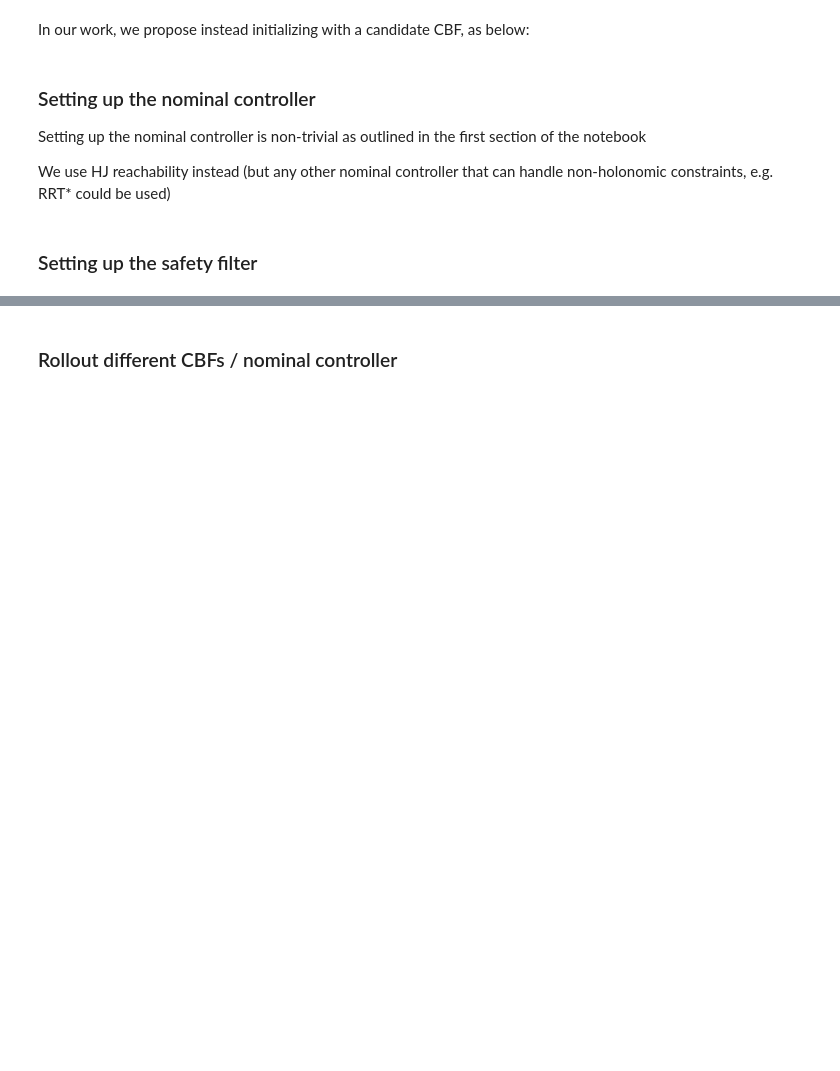
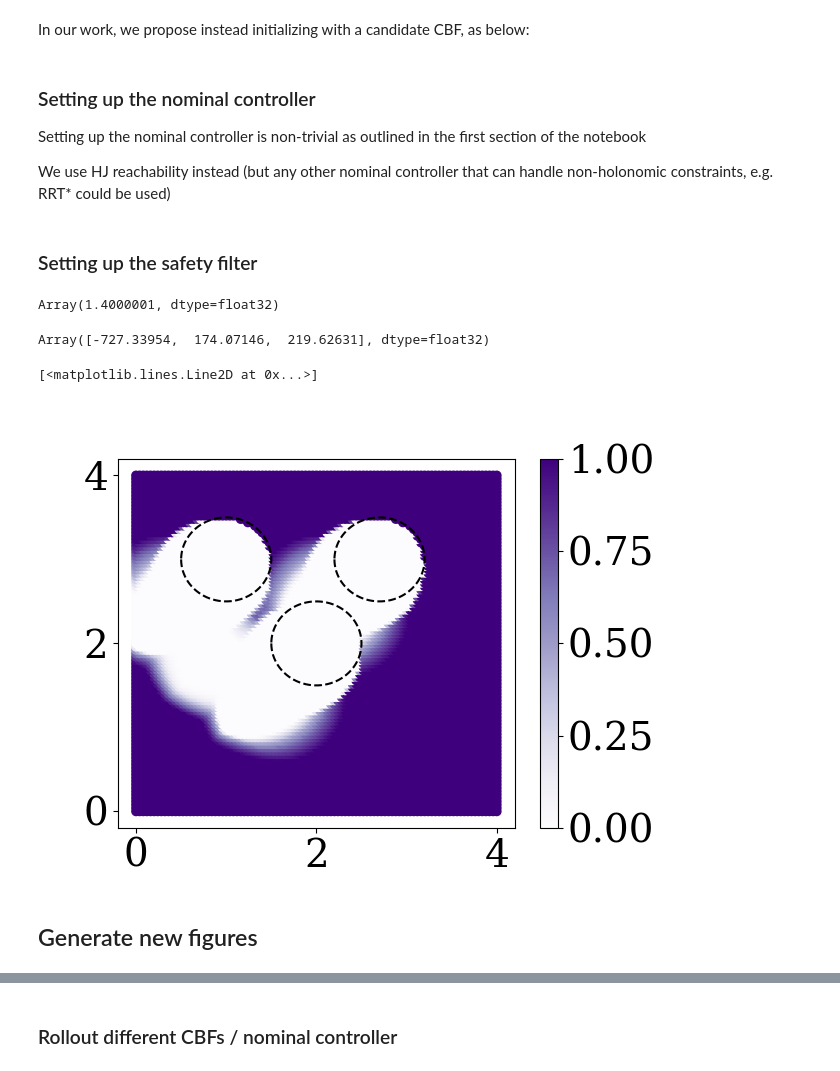
Before and after one commit to hardikparwana/social-navigation, a Jupyter notebook: refineCBF/examples/fs_custom_dubins_valid.ipynb, the cells around one changed output, grey strips where cells are left out. Drawn from its saved outputs; the diff is of its cells as text; code cells hidden in the pictures; blank space fills up the shorter version.

```diff
--- a/refineCBF/examples/fs_custom_dubins_valid.ipynb
+++ b/refineCBF/examples/fs_custom_dubins_valid.ipynb
@@ -482,0 +495,30 @@ dubins_asif_ws = ControlAffineASIF(dyn, tabular_cbf, alpha=alpha, nominal_policy
+# %%
+tabular_cbf_constraint.vf( np.array([ 0, 0, np.pi/4 ]), 1.0 )
+# %% [output]
+Array(1.4000001, dtype=float32)
+# %%
+tabular_cbf_constraint._grad_vf( np.array([ 2, 3, np.pi/4 ]), 1.0 )
+# %% [output]
+Array([-727.33954,  174.07146,  219.62631], dtype=float32)
+# %%
+# sanity check code. lkater write my own controller
+fig22, ax22 = plt.subplots()
+x = np.linspace(0,4,grid.states.shape[0])
+y = np.linspace(0,4,grid.states.shape[1])
+X, Y = np.meshgrid(x,y)
+heading = np.pi/4
+values = np.zeros((grid.states.shape[0],grid.states.shape[1]))
+for j in range(grid.states.shape[0]):
+    for k in range(grid.states.shape[1]):
+        values[j,k] = tabular_cbf_constraint.vf( np.array([ X[j,k], Y[j,k], heading ]), 1.0 )
+im22 = ax22.scatter( X.reshape(-1,1), Y.reshape(-1,1), c = values.reshape(-1,1), cmap='Purples', vmin=0.0, vmax=1.0 )
+fig22.colorbar(im22, ax=ax22)
+theta = np.linspace(-np.pi, np.pi, 360)
+ax22.plot( obs1[0]+0.5*np.cos(theta), obs1[1]+0.5*np.sin(theta), 'k--', linewidth=1.5 )
+ax22.plot( obs2[0]+0.5*np.cos(theta), obs2[1]+0.5*np.sin(theta), 'k--', linewidth=1.5)
+ax22.plot( obs3[0]+0.5*np.cos(theta), obs3[1]+0.5*np.sin(theta), 'k--', linewidth=1.5 )
+# %% [output]
+[<matplotlib.lines.Line2D at 0x...>]
+[figure, added]
+# %% [markdown]
+## Generate new figures
```
Also changed, not shown: parts of 21 cells of this notebook, 1 other file.
